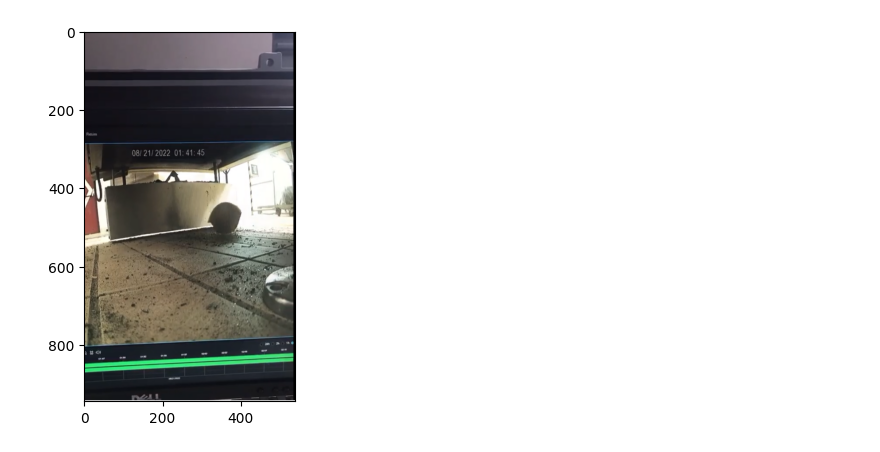
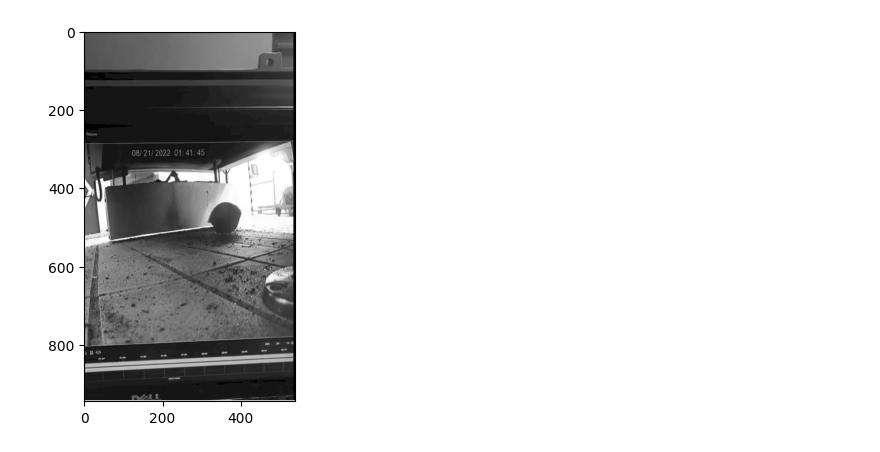
Before and after one commit to xalil8/opencv_task, a Jupyter notebook: try.ipynb, the cells around one changed output. Cells and saved outputs as stored; diff of their text form; code cells hidden in the pictures.

```diff
--- a/try.ipynb
+++ b/try.ipynb
@@ -5,11 +5,9 @@ import matplotlib.pyplot as plt
 import numpy as np
 import math
 # %%
-
-image = cv2.imread("img.PNG")
-#defoult image
+image = cv2.imread("img.PNG",0)
 plt.imshow(cv2.cvtColor(image, cv2.COLOR_BGR2RGB))
 plt.show()
 # %% [output]
-[figure, old version]
+[figure, new version]
 # %%
```
Also changed, not shown: parts of 9 cells of this notebook.
